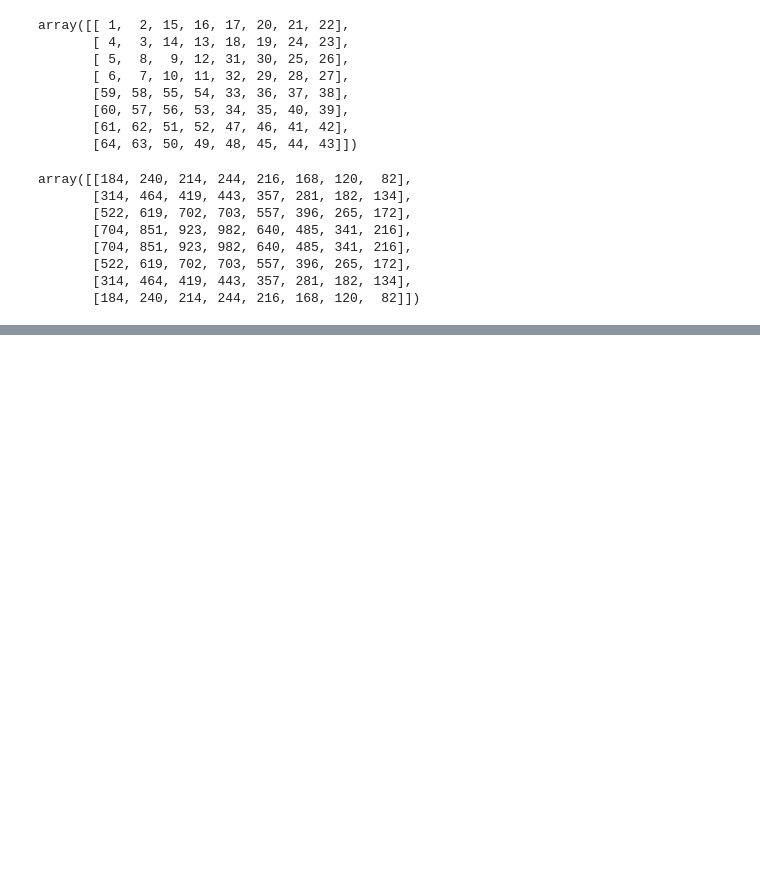
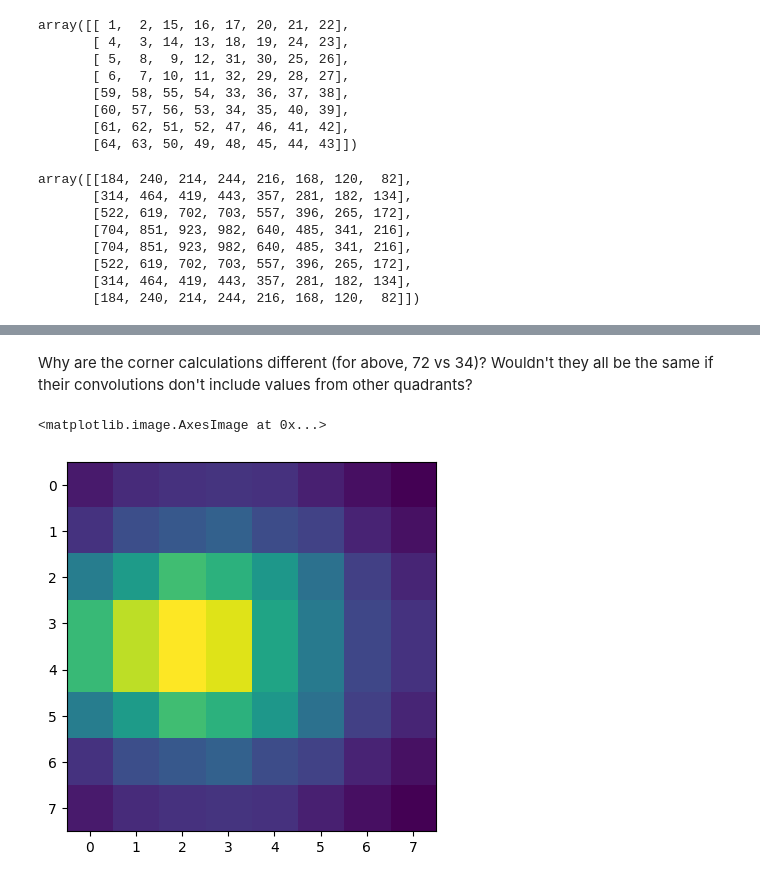
Before and after one commit to zdravoj/hilbert-convolution, a Jupyter notebook: hilbert_convolution_research.ipynb, the cells around one changed output, grey strips where cells are left out. Drawn from its saved outputs; the diff is of its cells as text; code cells hidden in the pictures; blank space fills up the shorter version.

Commit message:
experimenting with quadrant-sized radii

```diff
--- a/hilbert_convolution_research.ipynb
+++ b/hilbert_convolution_research.ipynb
@@ -651,0 +678,7 @@ array([[184, 240, 214, 244, 216, 168, 120,  82],
+# %% [markdown]
+Why are the corner calculations different (for above, 72 vs 34)? Wouldn't they all be the same if their convolutions don't include values from other quadrants?
+# %%
+plt.imshow(convolve_hilbert(hilbert(3), 3))
+# %% [output]
+<matplotlib.image.AxesImage at 0x...>
+[figure, added]
```
Also changed, not shown: parts of 3 cells of this notebook.
